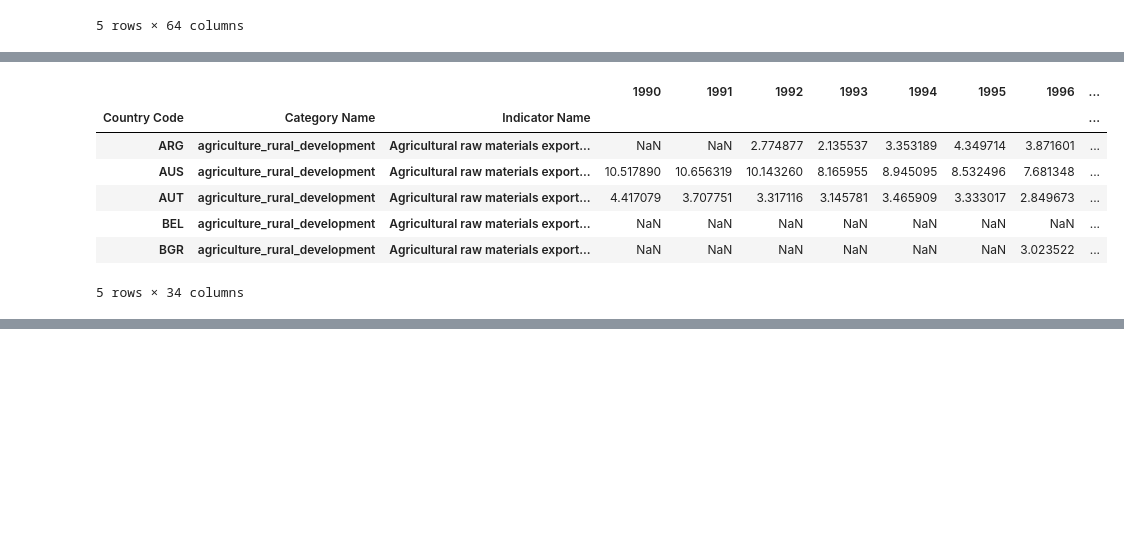
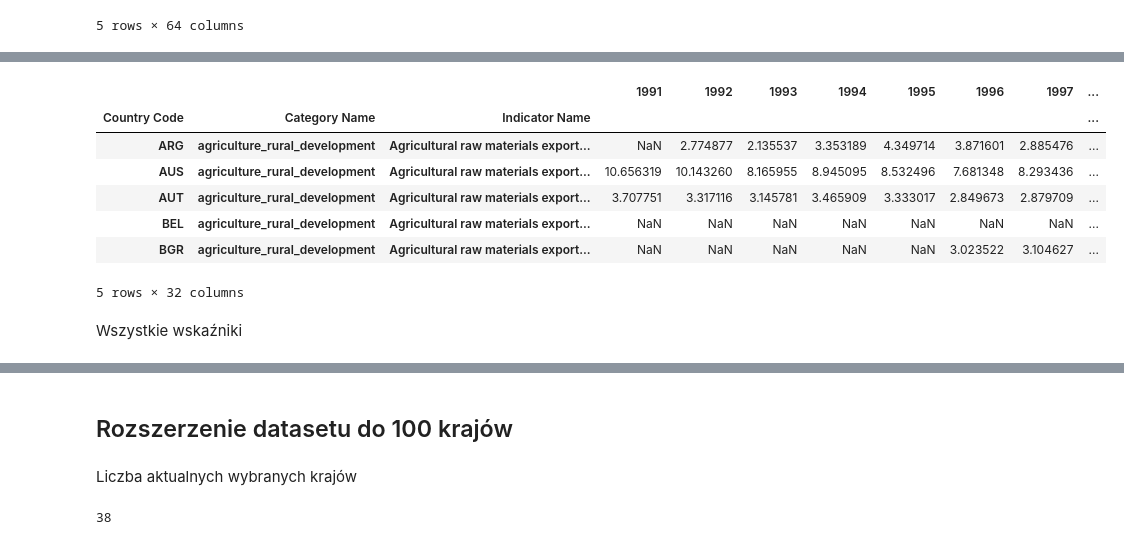
Before and after one commit to Jkm07/World_Bank_Data_Analysis, a Jupyter notebook: feature_selection.ipynb, the cells around one changed output, grey strips where cells are left out. Saved outputs shown, nothing was run; the diff lists cells and outputs as text; code cells hidden in the pictures; blank space fills up the shorter version.

```diff
--- a/feature_selection.ipynb
+++ b/feature_selection.ipynb
@@ -305,5 +300,2 @@ Length: 99, dtype: int64
 # %%
 indicators = indicators_filter[indicators_filter < 40].index.to_list()
-# %%
-for i in indicators:
-    print(i[0])
@@ -546,16 +537,18 @@ filtered_countries_indicators.iloc[:, 31:].isnull().sum(axis=0).plot.bar()
 # %%
-filtered_countries_indicators_years = filtered_countries_indicators.iloc[:, 31:]
+filtered_countries_indicators_years = filtered_countries_indicators.iloc[:, 32:-1]
 filtered_countries_indicators_years['Country Name'] = filtered_countries_indicators.iloc[:, 0]
 filtered_countries_indicators_years.head()
 # %% [output]
-|  |  |  | 1990 | 1991 | 1992 | 1993 | 1994 | 1995 | 1996 | ... |
+|  |  |  | 1991 | 1992 | 1993 | 1994 | 1995 | 1996 | 1997 | ... |
 | Country Code | Category Name | Indicator Name |  |  |  |  |  |  |  | ... |
-| ARG | agriculture_rural_development | Agricultural raw materials export... | NaN | NaN | 2.774877 | 2.135537 | 3.353189 | 4.349714 | 3.871601 | ... |
-| AUS | agriculture_rural_development | Agricultural raw materials export... | 10.517890 | 10.656319 | 10.143260 | 8.165955 | 8.945095 | 8.532496 | 7.681348 | ... |
-| AUT | agriculture_rural_development | Agricultural raw materials export... | 4.417079 | 3.707751 | 3.317116 | 3.145781 | 3.465909 | 3.333017 | 2.849673 | ... |
+| ARG | agriculture_rural_development | Agricultural raw materials export... | NaN | 2.774877 | 2.135537 | 3.353189 | 4.349714 | 3.871601 | 2.885476 | ... |
+| AUS | agriculture_rural_development | Agricultural raw materials export... | 10.656319 | 10.143260 | 8.165955 | 8.945095 | 8.532496 | 7.681348 | 8.293436 | ... |
+| AUT | agriculture_rural_development | Agricultural raw materials export... | 3.707751 | 3.317116 | 3.145781 | 3.465909 | 3.333017 | 2.849673 | 2.879709 | ... |
 | BEL | agriculture_rural_development | Agricultural raw materials export... | NaN | NaN | NaN | NaN | NaN | NaN | NaN | ... |
-| BGR | agriculture_rural_development | Agricultural raw materials export... | NaN | NaN | NaN | NaN | NaN | NaN | 3.023522 | ... |
+| BGR | agriculture_rural_development | Agricultural raw materials export... | NaN | NaN | NaN | NaN | NaN | 3.023522 | 3.104627 | ... |
-5 rows × 34 columns
+5 rows × 32 columns
+# %% [markdown]
+Wszystkie wskaźniki
 # %%
 for category_name, category_data in filtered_countries_indicators_years.groupby(level=1):
     print(f'{category_name}:')
@@ -579,3 +572,11 @@ agriculture_rural_development:
         Urban population
         Urban population (% of total population)
         Urban population growth (annual %)
+# %% [markdown]
+## Rozszerzenie datasetu do 100 krajów
+# %% [markdown]
+Liczba aktualnych wybranych krajów
+# %%
+len(filtered_countries_indicators_years['Country Name'].unique())
+# %% [output]
+38
```
Also changed, not shown: parts of 53 cells of this notebook, 1 other file.
